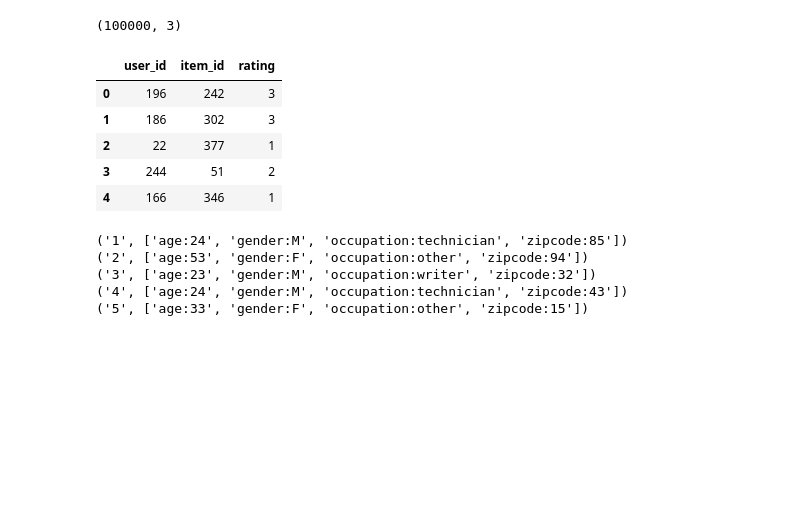
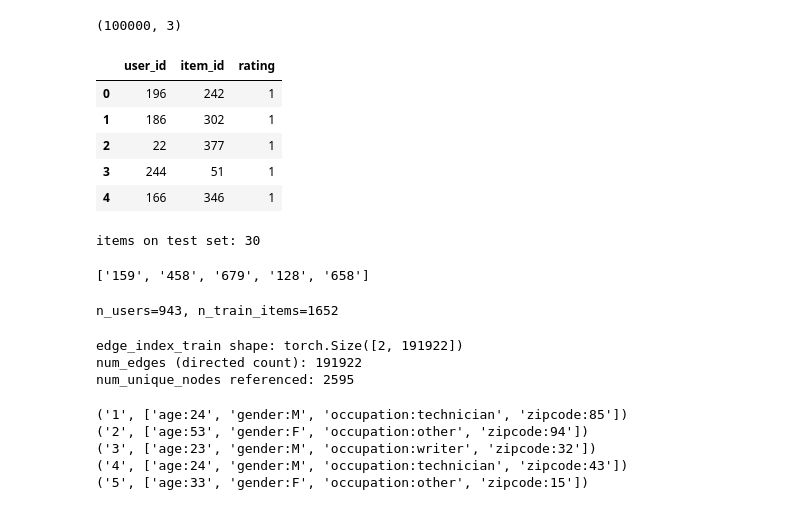
Before and after one commit to JoseWalterLima/kge-cold-start, a Jupyter notebook: notebooks/graphsage.ipynb, the cells around one changed output. Drawn from its saved outputs; the diff is of its cells as text; code cells hidden in the pictures; blank space fills up the shorter version.

Commit message:
feat: GraphSAGE implementation completed

```diff
--- a/notebooks/graphsage.ipynb
+++ b/notebooks/graphsage.ipynb
@@ -11,18 +20,31 @@ PATH = "../data/"
 # %%
 # Load user-item interaction data
 interaction_data = pd.read_csv(
     PATH + 'ml-100k/u.data',
     sep='\t',
     encoding="latin1",
     names=['user_id', 'item_id', 'rating', 'timestamp']
     )[['user_id', 'item_id', 'rating']]
+interaction_data['rating'] = 1
 display(interaction_data.shape)
 interaction_data.head(5)
 # %% [output]
 (100000, 3)
 |  | user_id | item_id | rating |
-| 0 | 196 | 242 | 3 |
-| 1 | 186 | 302 | 3 |
+| 0 | 196 | 242 | 1 |
+| 1 | 186 | 302 | 1 |
 | 2 | 22 | 377 | 1 |
-| 3 | 244 | 51 | 2 |
+| 3 | 244 | 51 | 1 |
 | 4 | 166 | 346 | 1 |
+# %%
+# Load test item IDs from the json file saved
+# previously from Knowledge Graph Method
+with open('../experiments/test_ids.json', 'r', encoding='utf-8') as f:
+    data = json.load(f)
+# Extract test item IDs as integers
+test_item_ids = [item['movieId'] for item in data]
+print(f"items on test set: {len(test_item_ids)}")
+display(test_item_ids[:5])
+# %% [output]
+items on test set: 30
+['159', '458', '679', '128', '658']
@@ -29,3 +58,52 @@ interaction_data.head(5)
+# %%
+# garantir que ids sejam strings para comparação segura
+train_interactions['user_id'] = train_interactions['user_id'].astype(str)
+train_interactions['item_id'] = train_interactions['item_id'].astype(str)
+test_item_ids = [str(x) for x in test_item_ids]  # já definido antes
+
+# criar lista ordenada de users observados no treino e items que permaneceram no grafo de treino
+unique_user_ids = sorted(train_interactions['user_id'].unique().tolist())
+train_item_ids = sorted(train_interactions['item_id'].unique().tolist())  # exclui itens de teste
+
+# construir mapas id -> índice
+user2idx = {u: i for i, u in enumerate(unique_user_ids)}
+item2idx = {v: i for i, v in enumerate(train_item_ids)}
+
+# contar e salvar (opcional, mas útil)
+n_users = len(user2idx)
+n_train_items = len(item2idx)
+print(f"n_users={n_users}, n_train_items={n_train_items}")
+# %% [output]
+n_users=943, n_train_items=1652
+# %%
+# Mapear colunas para índices locais
+train_df = train_interactions.copy()
+train_df['u_idx'] = train_df['user_id'].map(user2idx)
+train_df['i_idx_local'] = train_df['item_id'].map(item2idx)  # items de treino apenas
+
+# Remover linhas sem mapeamento (segurança)
+train_df = train_df.dropna(subset=['u_idx','i_idx_local']).astype({'u_idx':int, 'i_idx_local':int})
+
+# Construir índices globais: shift nos items para evitar sobreposição com users
+u_nodes = train_df['u_idx'].values                      # já 0..n_users-1
+i_nodes = train_df['i_idx_local'].values + n_users     # items -> n_users .. n_users + n_train_items - 1
+
+# Duplicar para grafo não direcionado: user->item e item->user
+src = np.concatenate([u_nodes, i_nodes])
+dst = np.concatenate([i_nodes, u_nodes])
+
+edge_index_train = torch.tensor([src, dst], dtype=torch.long)
+
+# Sanity checks e salvar
+print("edge_index_train shape:", edge_index_train.shape)
+print("num_edges (directed count):", edge_index_train.shape[1])
+print("num_unique_nodes referenced:", int(torch.unique(edge_index_train).numel()))
+# salvar para uso posterior
+torch.save(edge_index_train, "edge_index_train.pt")
+# %% [output]
+edge_index_train shape: torch.Size([2, 191922])
+num_edges (directed count): 191922
+num_unique_nodes referenced: 2595
 # %%
 # Instantiate a defaultdict to hold user features
 user_data = defaultdict(dict)
```
Also changed, not shown: parts of 15 cells of this notebook, 15 other files.
